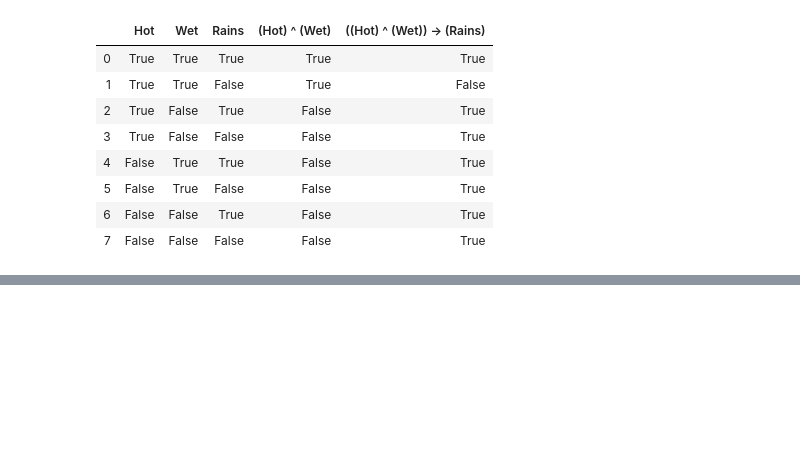
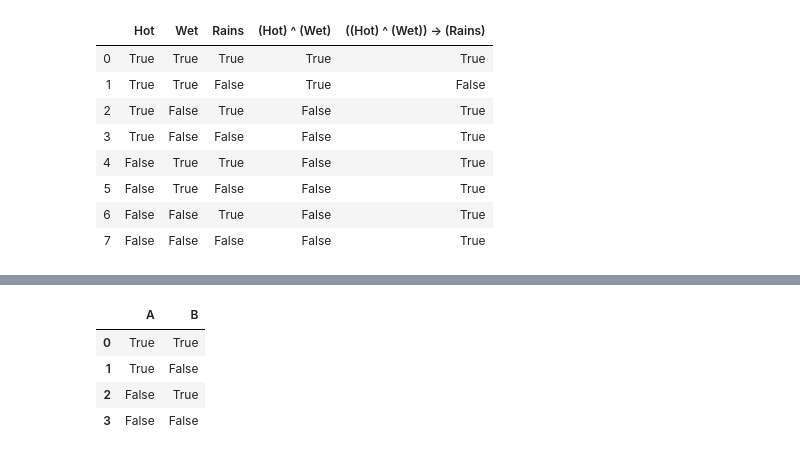
Before and after one commit to leomariga/pyTruthTable, a Jupyter notebook: logictable.ipynb, the cells around one changed output, grey strips where cells are left out. Cells and saved outputs as stored; diff of their text form; code cells hidden in the pictures; blank space fills up the shorter version.

```diff
--- a/logictable.ipynb
+++ b/logictable.ipynb
@@ -331,3 +331,14 @@ tt.append("implies", 3, "Rains")
 | 5 | False | True | False | False | True |
 | 6 | False | False | True | False | True |
 | 7 | False | False | False | False | True |
+# %%
+import pyTruthTable as ptt
+
+tt = ptt.PyTruthTable(["A", "B"])
+tt.table_df
+# %% [output]
+|  | A | B |
+| 0 | True | True |
+| 1 | True | False |
+| 2 | False | True |
+| 3 | False | False |
```
Also changed, not shown: parts of 5 cells of this notebook, 9 other files.
